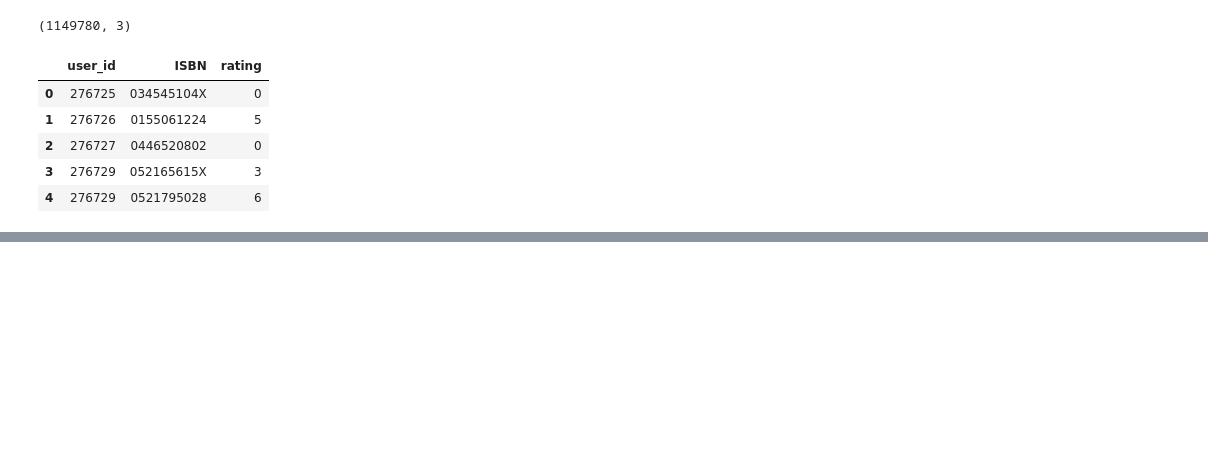
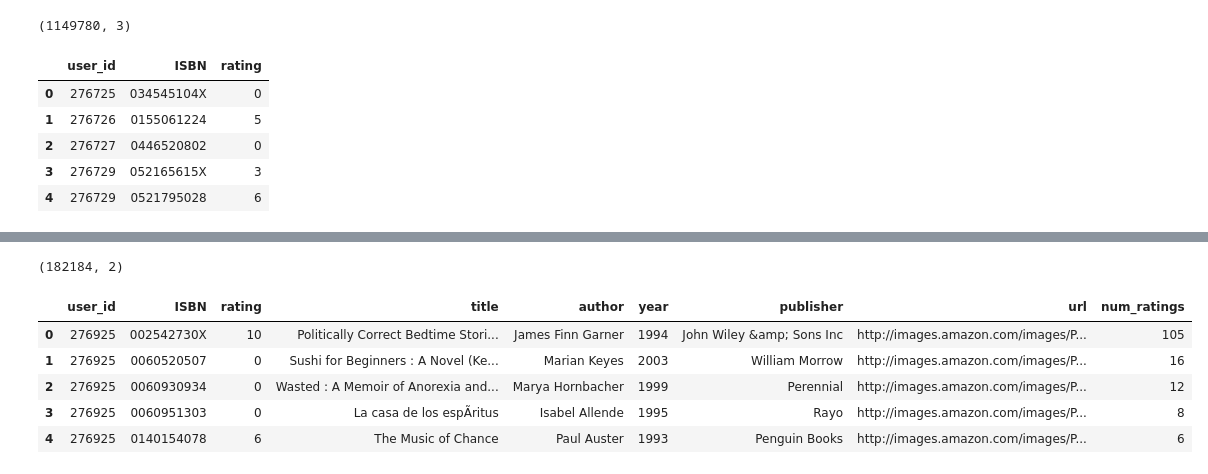
Before and after one commit to ArpitKadam/Book-Recommender-App, a Jupyter notebook: research/notebook.ipynb, the cells around one changed output, grey strips where cells are left out. Cells and saved outputs as stored; diff of their text form; code cells hidden in the pictures; blank space fills up the shorter version.

```diff
--- a/research/notebook.ipynb
+++ b/research/notebook.ipynb
@@ -122,0 +219,2 @@ ratings.head()
+# %%
+ratings_with_books = ratings.merge(books, on='ISBN')
@@ -122,0 +250,2 @@ ratings.head()
+# %%
+rating_count = ratings_with_books.groupby('title')['rating'].count().sort_values(ascending=False).reset_index()
@@ -122,0 +261,2 @@ ratings.head()
+# %%
+rating_count.rename(columns={'rating':'num_ratings'}, inplace=True)
@@ -122,0 +272,4 @@ ratings.head()
+# %%
+rating_count.shape
+# %% [output]
+(182184, 2)
@@ -122,0 +278,9 @@ ratings.head()
+# %%
+ratings.head()
+# %% [output]
+|  | user_id | ISBN | rating | title | author | year | publisher | url | num_ratings |
+| 0 | 276925 | 002542730X | 10 | Politically Correct Bedtime Stori... | James Finn Garner | 1994 | John Wiley &amp; Sons Inc | http://images.amazon.com/images/P... | 105 |
+| 1 | 276925 | 0060520507 | 0 | Sushi for Beginners : A Novel (Ke... | Marian Keyes | 2003 | William Morrow | http://images.amazon.com/images/P... | 16 |
+| 2 | 276925 | 0060930934 | 0 | Wasted : A Memoir of Anorexia and... | Marya Hornbacher | 1999 | Perennial | http://images.amazon.com/images/P... | 12 |
+| 3 | 276925 | 0060951303 | 0 | La casa de los espÃ­ritus | Isabel Allende | 1995 | Rayo | http://images.amazon.com/images/P... | 8 |
+| 4 | 276925 | 0140154078 | 6 | The Music of Chance | Paul Auster | 1993 | Penguin Books | http://images.amazon.com/images/P... | 6 |
```
Also changed, not shown: parts of 36 cells of this notebook.
